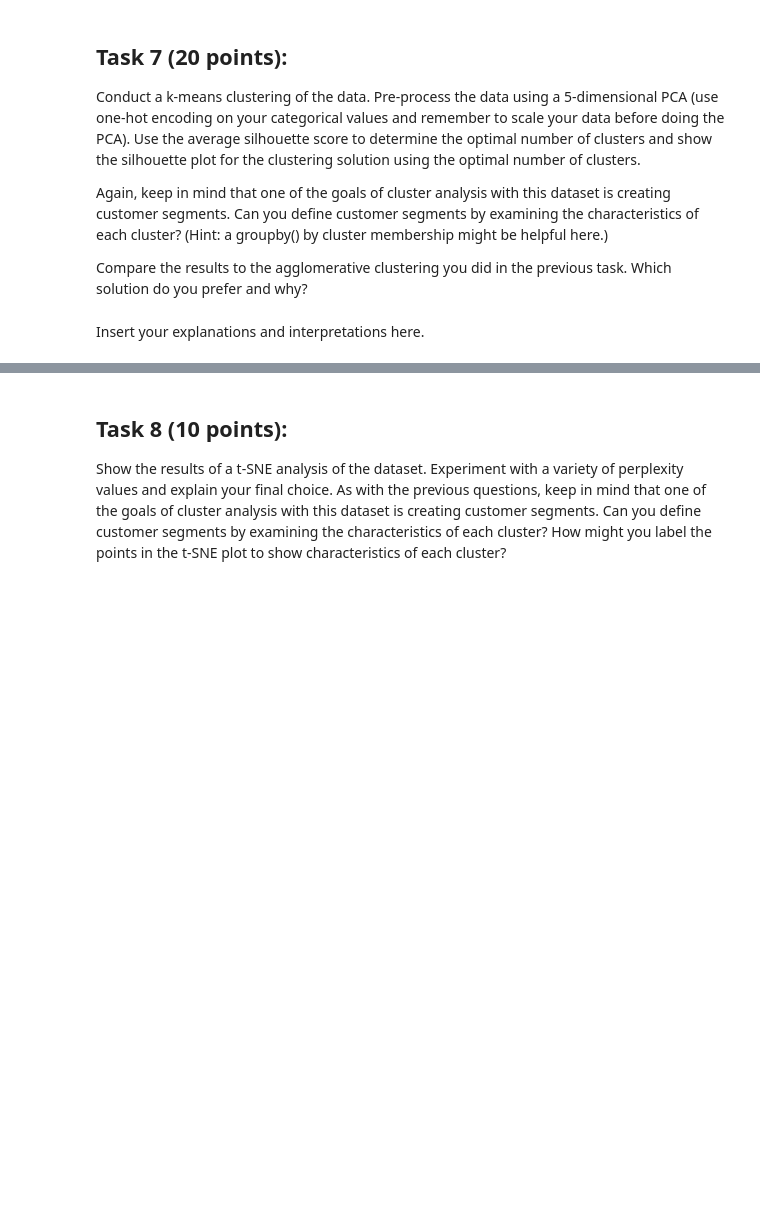
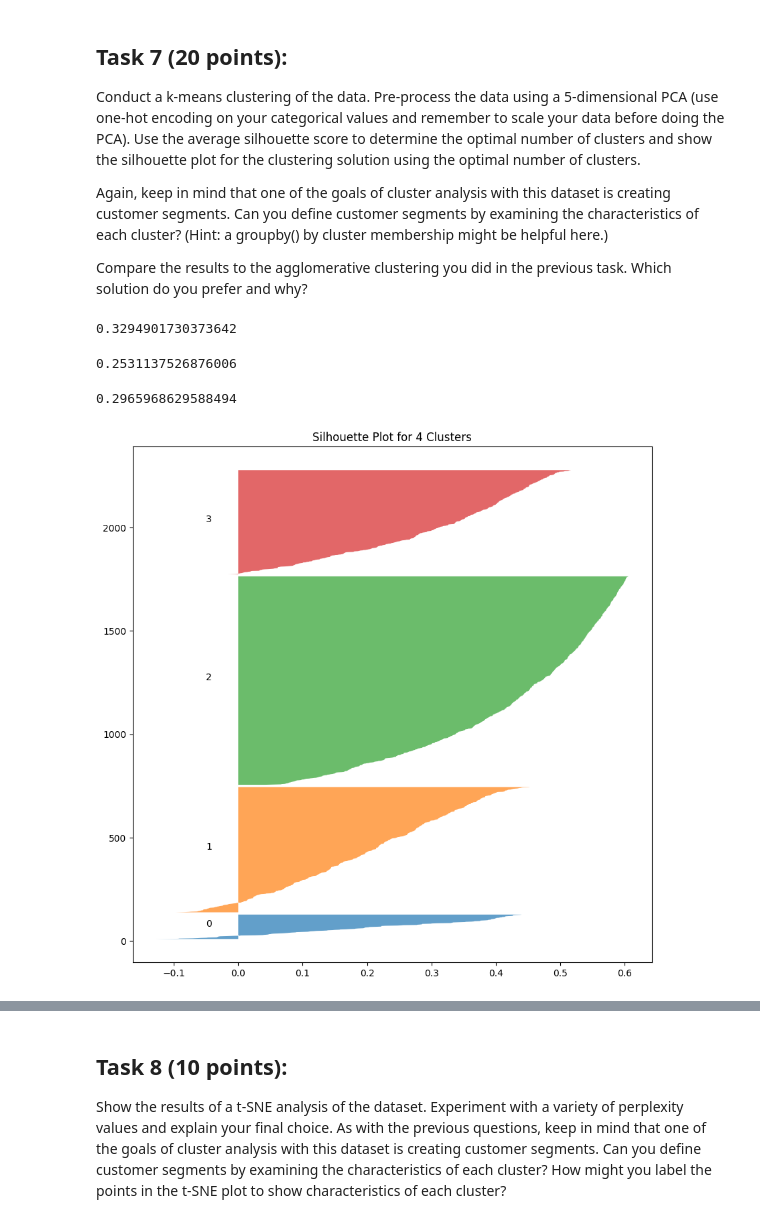
Before and after one commit to Mattcalcaterra/si618classwork, a Jupyter notebook: homework/SI_618_Homework_06.ipynb, the cells around one changed output, grey strips where cells are left out. Drawn from its saved outputs; the diff is of its cells as text; code cells hidden in the pictures; blank space fills up the shorter version.

```diff
--- a/homework/SI_618_Homework_06.ipynb
+++ b/homework/SI_618_Homework_06.ipynb
@@ -570,2 +746,16 @@ Compare the results to the agglomerative clustering you did in the previous task
-# %% [markdown]
-Insert your explanations and interpretations here.
+# %%
+# Kmean pipeline for 4 clusters
+kmeanpipe = Pipeline(
+    [
+        ("preprocessing_pca", pipe1),
+        ("kmeans", KMeans(n_clusters=4, random_state=42)),
+    ]
+)
+# %%
+# Fit predict on our data
+ky_pred = kmeanpipe.fit_predict(X)
+# %%
+# Silhouette score for 4 clusters
+silhouette_score(pca_data, ky_pred)
+# %% [output]
+0.3294901730373642
@@ -571,0 +773,38 @@ Insert your explanations and interpretations here.
+# %%
+# Silhouette score for 7 clusters
+silhouette_score(pca_data, ky_pred2)
+# %% [output]
+0.2531137526876006
+# %%
+# Silhouette score for 4 clusters of agglomerative clustering
+silhouette_score(pca_data, y_pred)
+# %% [output]
+0.2965968629588494
+# %%
+# Silhouette plot for 4 clusters
+plt.figure(figsize=(10, 10))
+plt.title("Silhouette Plot for 4 Clusters")
+
+# Silhouette score for each sample
+silhouette_plot = silhouette_samples(pca_data, ky_pred)
+y_lower = 10
+for i in range(4):
+    # Combine scores in each cluster and sort them
+    ith_cluster_silhouette_values = silhouette_plot[ky_pred == i]
+    ith_cluster_silhouette_values.sort()
+    size_cluster_i = ith_cluster_silhouette_values.shape[0]
+    y_upper = y_lower + size_cluster_i
+    plt.fill_betweenx(
+        np.arange(y_lower, y_upper),
+        0,
+        ith_cluster_silhouette_values,
+        alpha=0.7,
+    )
+    plt.text(
+        -0.05,
+        y_lower + 0.5 * size_cluster_i,
+        str(i),
+    )
+    y_lower = y_upper + 10
+# %% [output]
+[figure, added]
```
Also changed, not shown: parts of 36 cells of this notebook.
